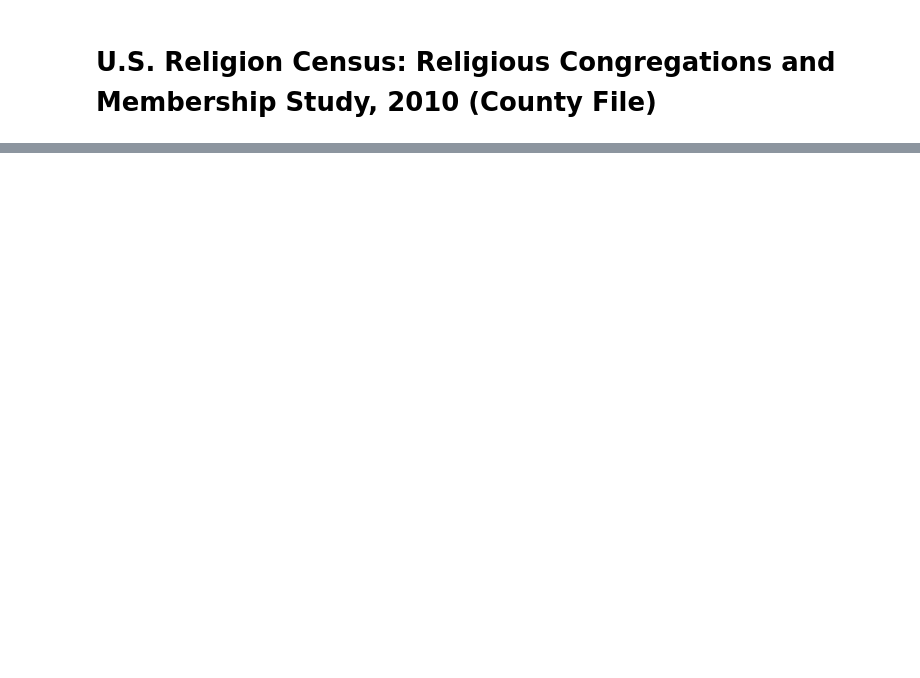
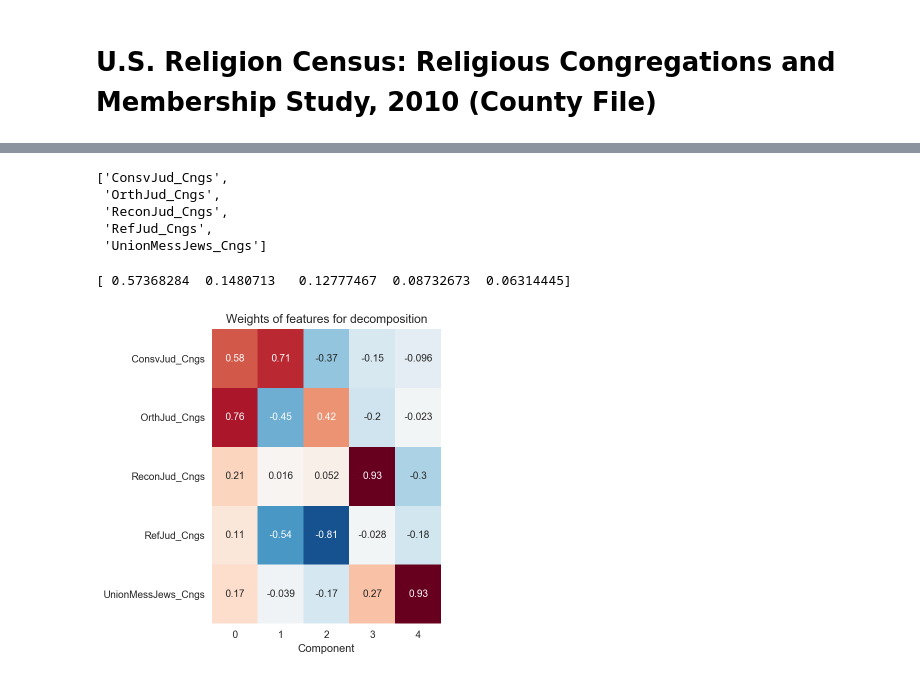
Before and after one commit to mdlynch37/Clustering-Jewish-Communities, a Jupyter notebook: Executable/US-Religion-Census-2010.ipynb, the cells around one changed output, grey strips where cells are left out. Cells and saved outputs as stored; diff of their text form; code cells hidden in the pictures; blank space fills up the shorter version.

```diff
--- a/Executable/US-Religion-Census-2010.ipynb
+++ b/Executable/US-Religion-Census-2010.ipynb
@@ -100,0 +128,34 @@ plt.tight_layout()
+# %%
+cngs_cols
+# %% [output]
+['ConsvJud_Cngs',
+ 'OrthJud_Cngs',
+ 'ReconJud_Cngs',
+ 'RefJud_Cngs',
+ 'UnionMessJews_Cngs']
+# %%
+scaler = LogScaleByTotal()
+
+reducer = PCA()
+
+pipe = Pipeline([
+    ('scaler', scaler),
+#     ('snd', StandardScaler()),
+    ('reducer', reducer)
+])
+reduced = pipe.fit_transform(cngs_df)
+explained_variance = reducer.explained_variance_ratio_
+print(explained_variance)
+# %% [output]
+[ 0.57368284  0.1480713   0.12777467  0.08732673  0.06314445]
+# %%
+plt.figure(figsize=(5, 5))
+sns.heatmap(reducer.components_.T, yticklabels=cngs_cols,
+            cbar=False, annot=True)
+
+plt.title('Weights of features for decomposition')
+plt.xlabel('Component')
+
+plt.tight_layout();
+# %% [output]
+[figure, added]
```
Also changed, not shown: parts of 38 cells of this notebook, 9 other files.
